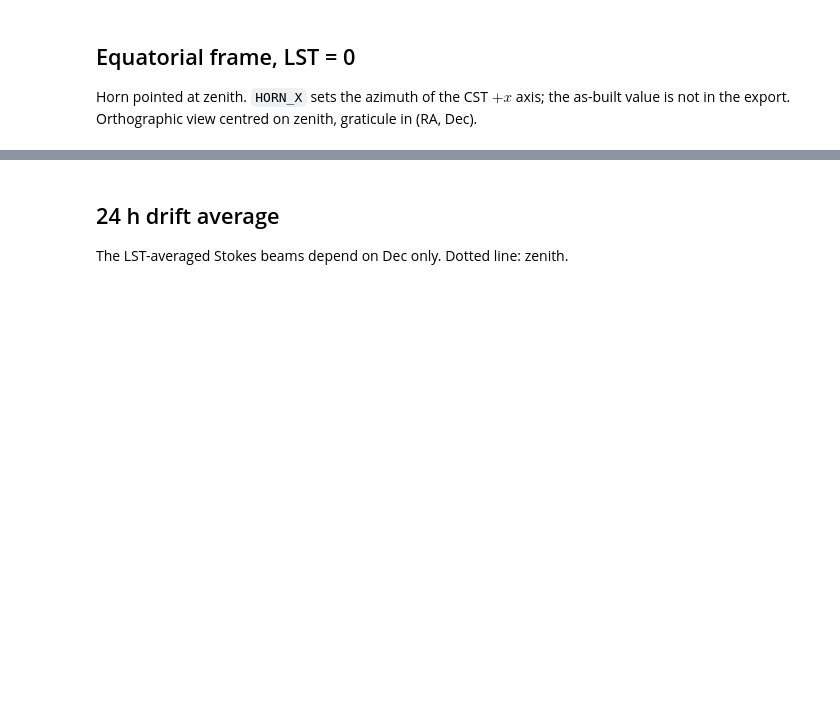
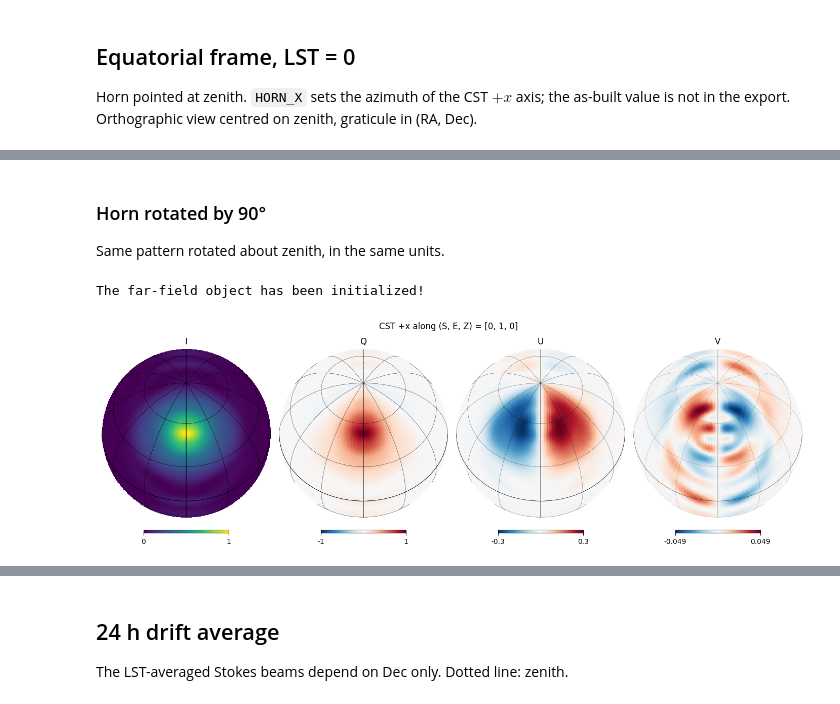
Before and after one commit to zzhang0123/TIBEC, a Jupyter notebook: examples/rhino_full_stokes_beam.ipynb, the cells around one changed output, grey strips where cells are left out. Drawn from its saved outputs; the diff is of its cells as text; code cells hidden in the pictures; blank space fills up the shorter version.

```diff
--- a/examples/rhino_full_stokes_beam.ipynb
+++ b/examples/rhino_full_stokes_beam.ipynb
@@ -84,0 +92,12 @@ The far-field object has been initialized!
+# %% [markdown]
+### Horn rotated by 90°
+
+Same pattern rotated about zenith, in the same units.
+# %%
+HORN_X90 = [-HORN_X[1], HORN_X[0], HORN_X[2]]                    # South -> East
+beam90 = E_field(coords, E[:, :, up], alignment_x=HORN_X90, alignment_z=[0, 0, 1], ant_lat=LAT)
+B90 = beam90.generate_auto_beam_at_LSTs([0.0], sky, freq_ind=K)[0] / peak
+show_stokes(B90, f"CST +x along (S, E, Z) = {HORN_X90}")
+# %% [output]
+The far-field object has been initialized!
+[figure, added]
```
Also changed, not shown: parts of 3 cells of this notebook.
